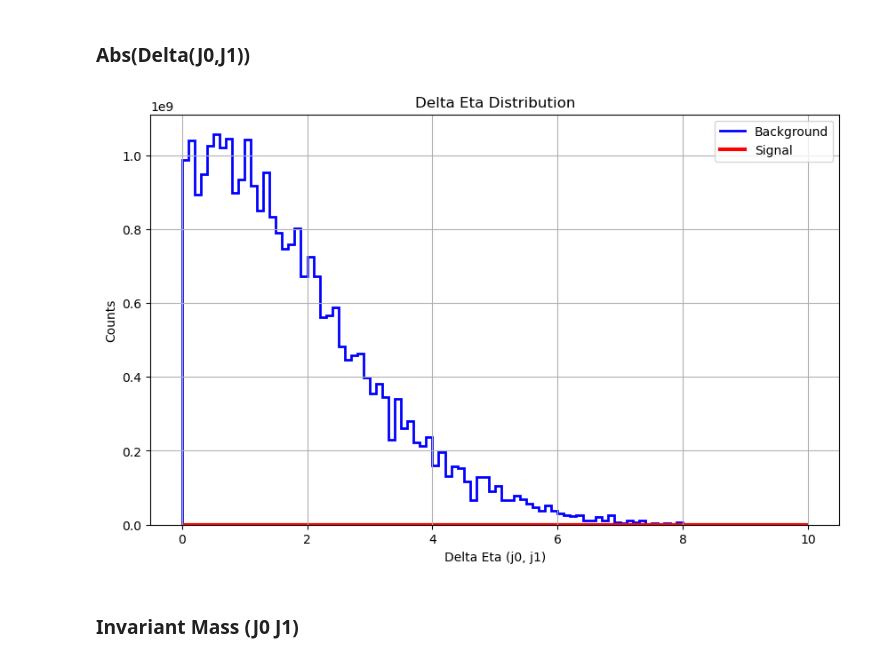
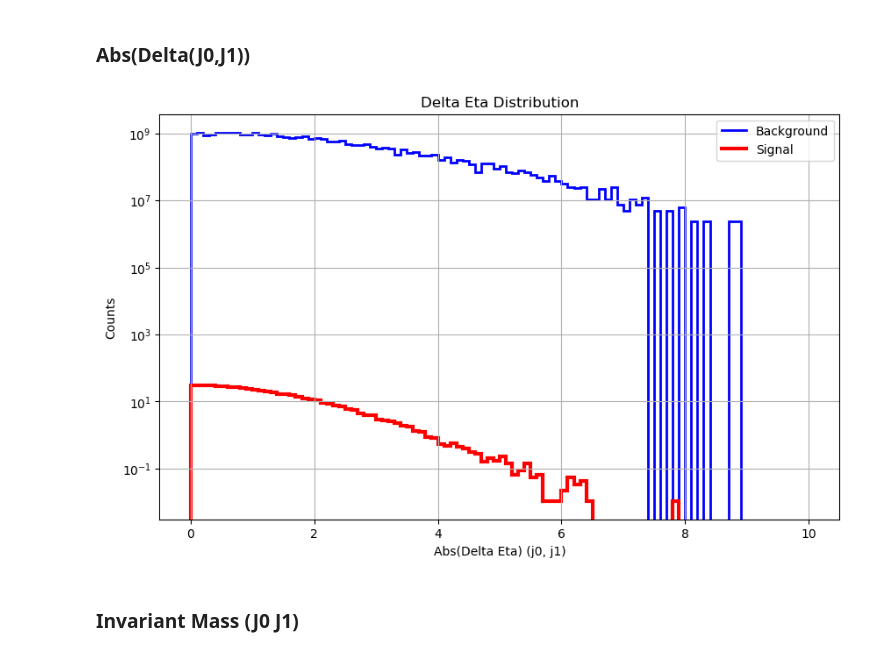
Before and after one commit to MarioPardo/UDEA_HEP_Analysis, a Jupyter notebook: data/AnalysisTemplate.ipynb, the cells around one changed output. Saved outputs shown, nothing was run; the diff lists cells and outputs as text; code cells hidden in the pictures.

```diff
--- a/data/AnalysisTemplate.ipynb
+++ b/data/AnalysisTemplate.ipynb
@@ -45,7 +45,7 @@ binning = {
     "Delta_Eta": {"range": (0, 10), "bins": 100},  # (10 - 0) / 0.1 = 100 bins
     "Transverse": {"range": (0, 500), "bins": 100},  # (2000 - 500) / 20 = 75 bins
     "Eta": {"range": (-5, 5), "bins": 100},  # (5 - (-5)) / 0.1 = 100 bins
-    "Phi": {"range": (0, 2 * np.pi), "bins": 63},  # (2 * pi - 0) / 0.1 = 63 bins
+    "Phi": {"range": (-(np.pi), np.pi), "bins": 63},
     "Invariant": {"range": (50, 3000), "bins": 148}  # (3000 - 50) / 20 = 147.5, rounded to 148 bins
 }
 # %% [markdown]
@@ -422,39 +428,40 @@ for i in range(len(bkgweightlist)):
     deltaeta_hist_background.fill(np.abs(bkgj0list[i]-bkgj1list[i]), weight = bkgweightlist[i])
 
 
 #Set up histogram
 plt.figure(figsize=(10, 6))
 
 # Background histogram
 plt.stairs(
-    etaeta_hist_background.values(),
-    etaeta_hist_background.axes[0].edges,
+    deltaeta_hist_background.values(),
+    deltaeta_hist_background.axes[0].edges,
     color='blue',
     label='Background',
     linewidth=2
 )
 
 # Signal histogram
 plt.stairs(
-    etaeta_hist_signal.values(),
-    etaeta_hist_signal.axes[0].edges,
+    deltaeta_hist_signal.values(),
+    deltaeta_hist_signal.axes[0].edges,
     color='red',
     label='Signal',
     linewidth=3
 )
 
 # Add labels and legend
-plt.xlabel('Delta Eta (j0, j1)')
+plt.xlabel('Abs(Delta Eta) (j0, j1)')
 plt.ylabel('Counts')
+plt.yscale('log')
 plt.title('Delta Eta Distribution')
 plt.legend()
 plt.grid(True)
 
 
 # Show the plot
 plt.show()
 # %% [output]
-[figure, old version]
+[figure, new version]
 # %% [markdown]
 <h3> Invariant Mass (J0 J1) </h3>
 # %%
```
Also changed, not shown: parts of 9 cells of this notebook.
